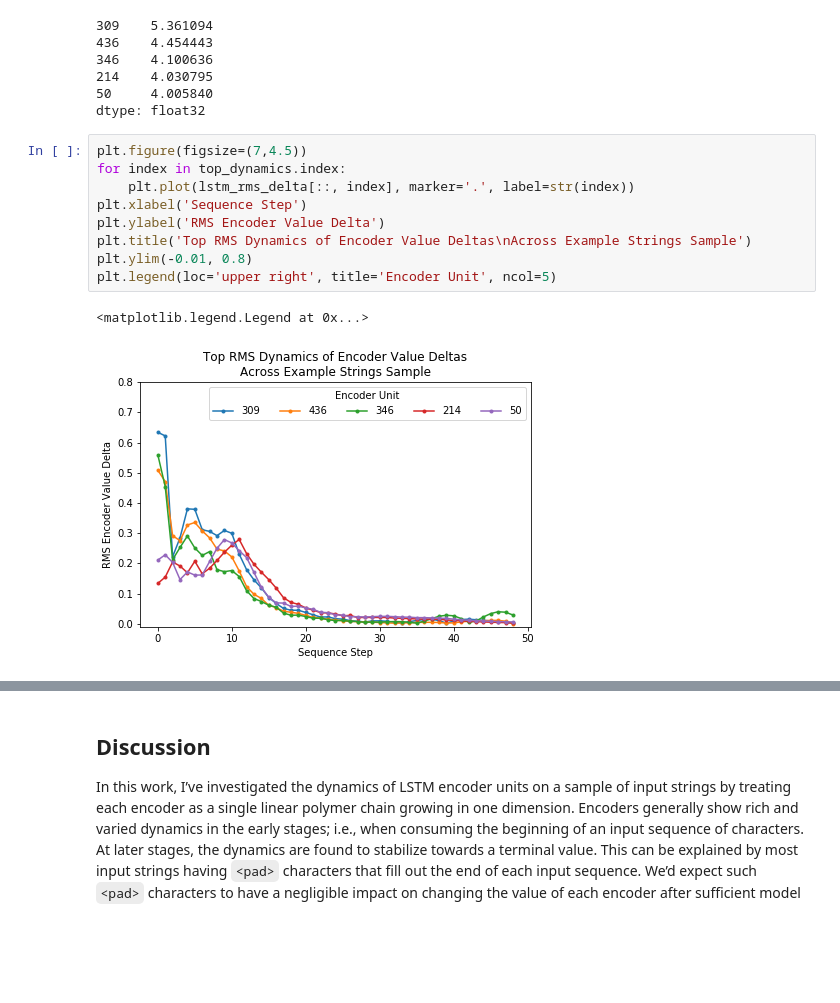
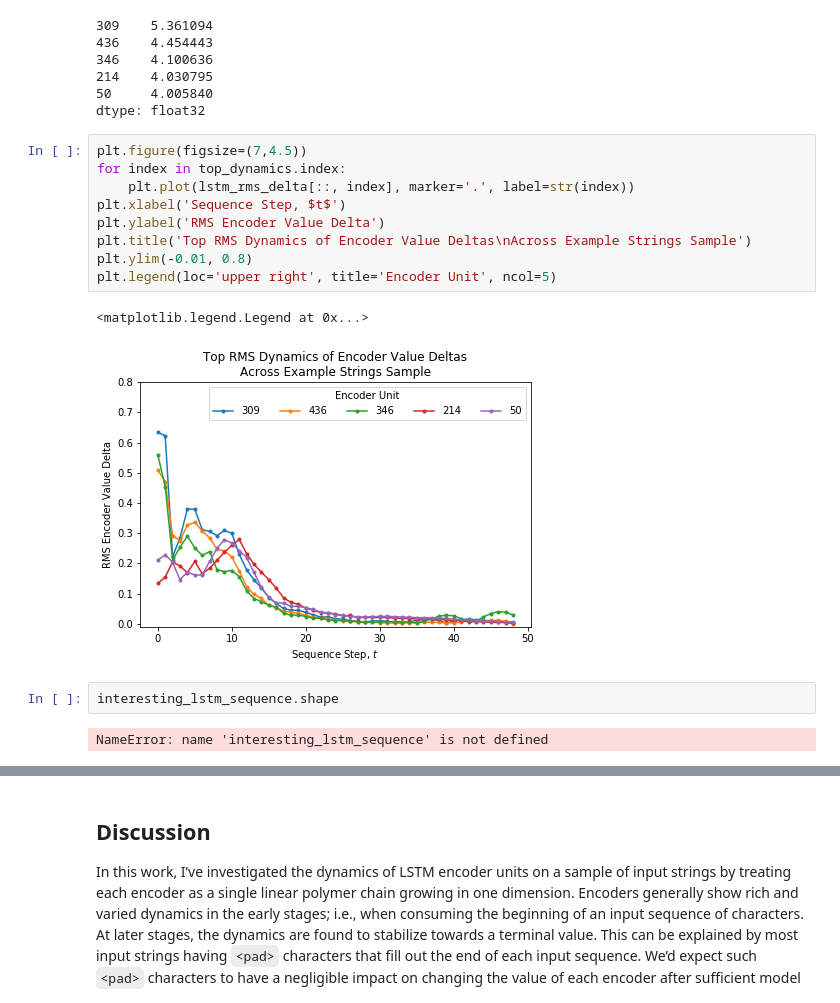
Before and after one commit to matthagy/rnn_polymer, a Jupyter notebook: poc_rnn_polymer.ipynb, the cells around one changed output, grey strips where cells are left out. Saved outputs shown, nothing was run; the diff lists cells and outputs as text; blank space fills up the shorter version.

```diff
--- a/poc_rnn_polymer.ipynb
+++ b/poc_rnn_polymer.ipynb
@@ -305,12 +305,16 @@ dtype: float32
 # %%
 plt.figure(figsize=(7,4.5))
 for index in top_dynamics.index:
     plt.plot(lstm_rms_delta[::, index], marker='.', label=str(index))
-plt.xlabel('Sequence Step')
+plt.xlabel('Sequence Step, $t$')
 plt.ylabel('RMS Encoder Value Delta')
 plt.title('Top RMS Dynamics of Encoder Value Deltas\nAcross Example Strings Sample')
 plt.ylim(-0.01, 0.8)
 plt.legend(loc='upper right', title='Encoder Unit', ncol=5)
 # %% [output]
 <matplotlib.legend.Legend at 0x...>
-[figure, old version]
+[figure, new version]
+# %%
+interesting_lstm_sequence.shape
+# %% [output]
+NameError: name 'interesting_lstm_sequence' is not defined
```
Also changed, not shown: parts of 1 cell of this notebook, 1 other file.
